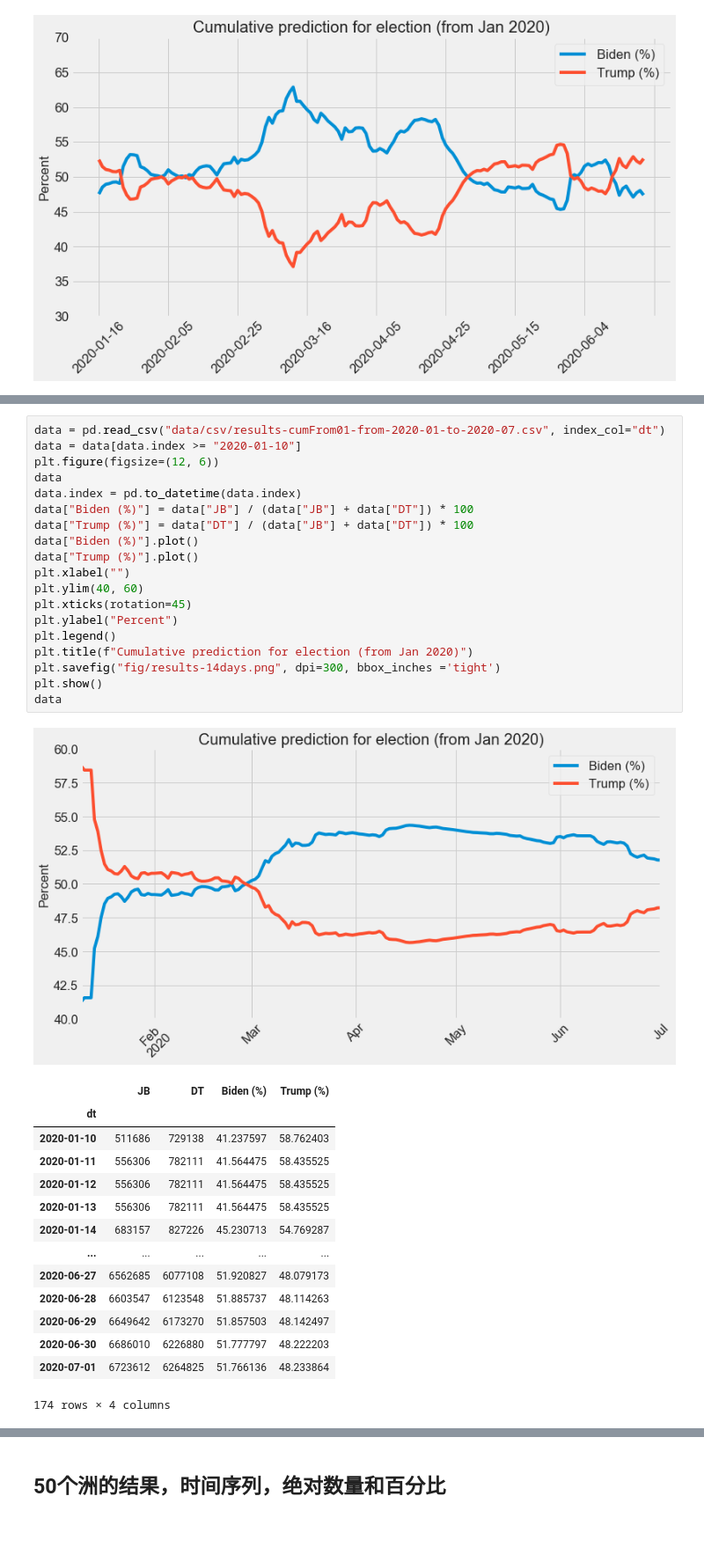
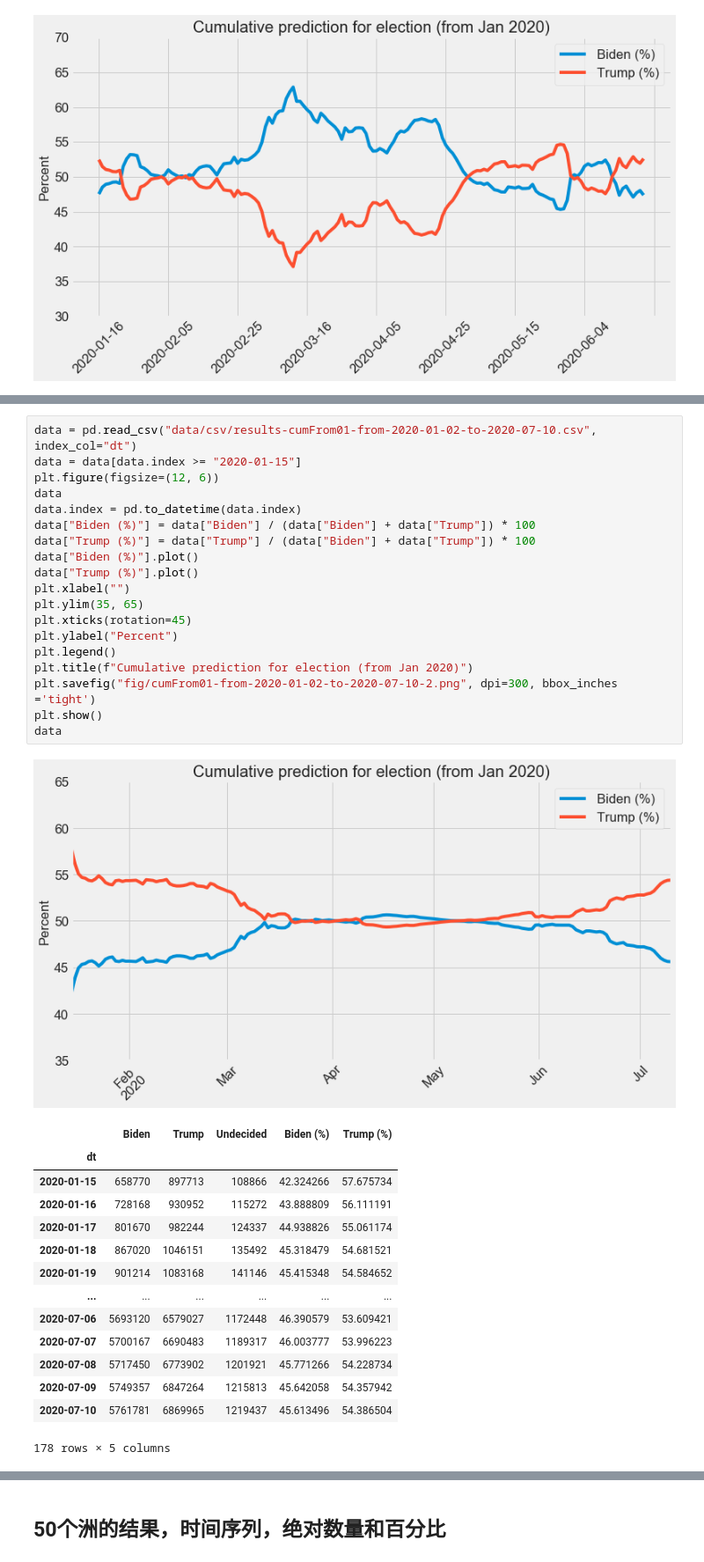
Before and after one commit to kayzhou/US_election, a Jupyter notebook: plots_paper.ipynb, the cells around one changed output, grey strips where cells are left out. Shown at 88% size. Saved outputs shown, nothing was run; the diff lists cells and outputs as text; blank space fills up the shorter version.

```diff
--- a/plots_paper.ipynb
+++ b/plots_paper.ipynb
@@ -45,35 +80,35 @@ NameError: name 'data_states' is not defined
 # %%
-data = pd.read_csv("data/csv/results-cumFrom01-from-2020-01-to-2020-07.csv", index_col="dt")
-data = data[data.index >= "2020-01-10"]
+data = pd.read_csv("data/csv/results-cumFrom01-from-2020-01-02-to-2020-07-10.csv", index_col="dt")
+data = data[data.index >= "2020-01-15"]
 plt.figure(figsize=(12, 6))
 data
 data.index = pd.to_datetime(data.index)
-data["Biden (%)"] = data["JB"] / (data["JB"] + data["DT"]) * 100
-data["Trump (%)"] = data["DT"] / (data["JB"] + data["DT"]) * 100
+data["Biden (%)"] = data["Biden"] / (data["Biden"] + data["Trump"]) * 100
+data["Trump (%)"] = data["Trump"] / (data["Biden"] + data["Trump"]) * 100
 data["Biden (%)"].plot()
 data["Trump (%)"].plot()
 plt.xlabel("")
-plt.ylim(40, 60)
+plt.ylim(35, 65)
 plt.xticks(rotation=45)
 plt.ylabel("Percent")
 plt.legend()
 plt.title(f"Cumulative prediction for election (from Jan 2020)")
-plt.savefig("fig/results-14days.png", dpi=300, bbox_inches ='tight')
+plt.savefig("fig/cumFrom01-from-2020-01-02-to-2020-07-10-2.png", dpi=300, bbox_inches ='tight')
 plt.show()
 data
 # %% [output]
-[figure, old version]
+[figure, new version]
-|  | JB | DT | Biden (%) | Trump (%) |
-| dt |  |  |  |  |
-| 2020-01-10 | 511686 | 729138 | 41.237597 | 58.762403 |
-| 2020-01-11 | 556306 | 782111 | 41.564475 | 58.435525 |
-| 2020-01-12 | 556306 | 782111 | 41.564475 | 58.435525 |
-| 2020-01-13 | 556306 | 782111 | 41.564475 | 58.435525 |
-| 2020-01-14 | 683157 | 827226 | 45.230713 | 54.769287 |
-| ... | ... | ... | ... | ... |
-| 2020-06-27 | 6562685 | 6077108 | 51.920827 | 48.079173 |
-| 2020-06-28 | 6603547 | 6123548 | 51.885737 | 48.114263 |
-| 2020-06-29 | 6649642 | 6173270 | 51.857503 | 48.142497 |
-| 2020-06-30 | 6686010 | 6226880 | 51.777797 | 48.222203 |
-| 2020-07-01 | 6723612 | 6264825 | 51.766136 | 48.233864 |
+|  | Biden | Trump | Undecided | Biden (%) | Trump (%) |
+| dt |  |  |  |  |  |
+| 2020-01-15 | 658770 | 897713 | 108866 | 42.324266 | 57.675734 |
+| 2020-01-16 | 728168 | 930952 | 115272 | 43.888809 | 56.111191 |
+| 2020-01-17 | 801670 | 982244 | 124337 | 44.938826 | 55.061174 |
+| 2020-01-18 | 867020 | 1046151 | 135492 | 45.318479 | 54.681521 |
+| 2020-01-19 | 901214 | 1083168 | 141146 | 45.415348 | 54.584652 |
+| ... | ... | ... | ... | ... | ... |
+| 2020-07-06 | 5693120 | 6579027 | 1172448 | 46.390579 | 53.609421 |
+| 2020-07-07 | 5700167 | 6690483 | 1189317 | 46.003777 | 53.996223 |
+| 2020-07-08 | 5717450 | 6773902 | 1201921 | 45.771266 | 54.228734 |
+| 2020-07-09 | 5749357 | 6847264 | 1215813 | 45.642058 | 54.357942 |
+| 2020-07-10 | 5761781 | 6869965 | 1219437 | 45.613496 | 54.386504 |
-174 rows × 4 columns
+178 rows × 5 columns
```
Also changed, not shown: parts of 5 cells of this notebook, 7 other files.
